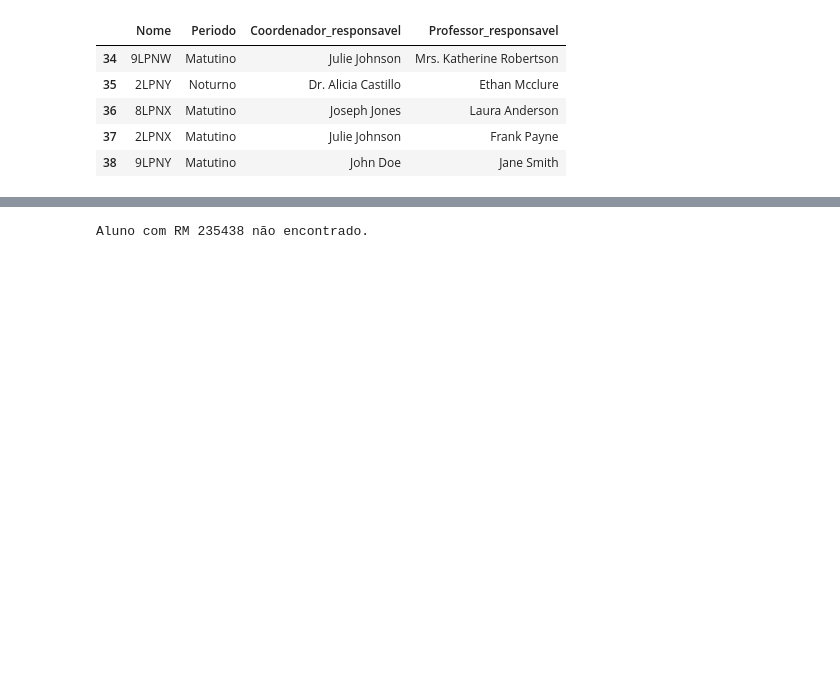
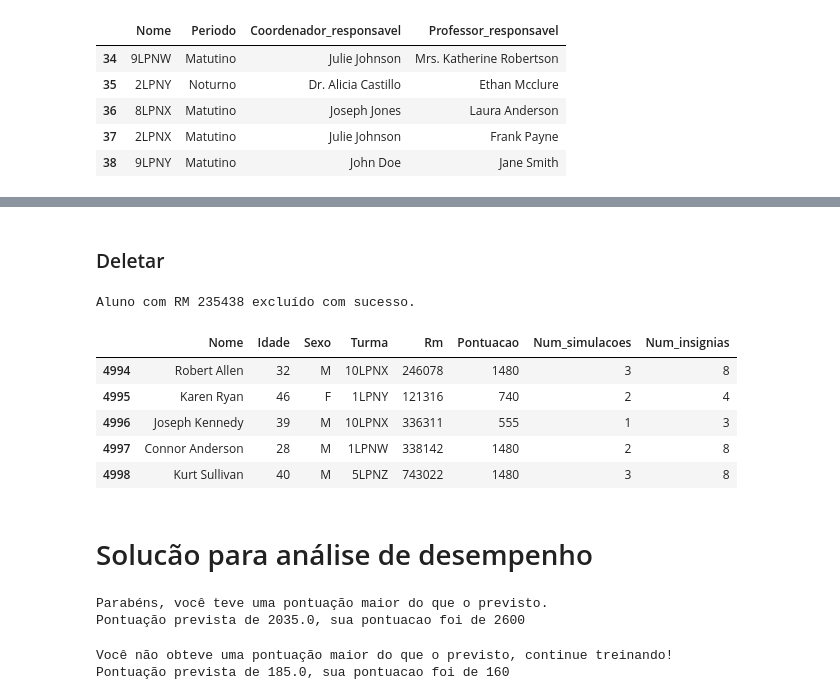
Before and after one commit to daviguerra05/Sprint03_Dynamic_Programming, a Jupyter notebook: Sprint03.ipynb, the cells around one changed output, grey strips where cells are left out. Drawn from its saved outputs; the diff is of its cells as text; code cells hidden in the pictures; blank space fills up the shorter version.

```diff
--- a/Sprint03.ipynb
+++ b/Sprint03.ipynb
@@ -493,4 +472,27 @@ Aluno com RM 235438 não encontrado.
+# %% [markdown]
+### Deletar
 # %%
 alunos.delete_student_by_rm(235438)
+alunos.df.tail()
 # %% [output]
-Aluno com RM 235438 não encontrado.
+Aluno com RM 235438 excluído com sucesso.
+|  | Nome | Idade | Sexo | Turma | Rm | Pontuacao | Num_simulacoes | Num_insignias |
+| 4994 | Robert Allen | 32 | M | 10LPNX | 246078 | 1480 | 3 | 8 |
+| 4995 | Karen Ryan | 46 | F | 1LPNY | 121316 | 740 | 2 | 4 |
+| 4996 | Joseph Kennedy | 39 | M | 10LPNX | 336311 | 555 | 1 | 3 |
+| 4997 | Connor Anderson | 28 | M | 1LPNW | 338142 | 1480 | 2 | 8 |
+| 4998 | Kurt Sullivan | 40 | M | 5LPNZ | 743022 | 1480 | 3 | 8 |
+# %% [markdown]
+# Solucão para análise de desempenho
+# %%
+aluno = Aluno.Aluno(Nome='Carlos Notorio',Idade=19,Sexo='M',Turma='TurmaX',Rm=116743,Pontuacao=2600,Num_simulacoes=3,Num_insignias=11)
+alunos.analiseAluno(aluno)
+# %% [output]
+Parabéns, você teve uma pontuação maior do que o previsto.
+Pontuação prevista de 2035.0, sua pontuacao foi de 2600
+# %%
+aluno = Aluno.Aluno(Nome='Carlos Notorio',Idade=19,Sexo='M',Turma='TurmaX',Rm=116743,Pontuacao=160,Num_simulacoes=1,Num_insignias=1)
+alunos.analiseAluno(aluno)
+# %% [output]
+Você não obteve uma pontuação maior do que o previsto, continue treinando!
+Pontuação prevista de 185.0, sua pontuacao foi de 160
```
Also changed, not shown: parts of 26 cells of this notebook, 3 other files.
